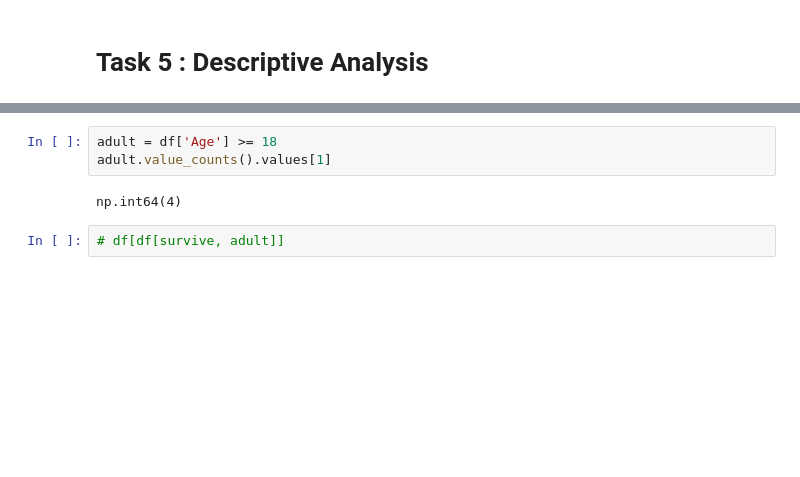
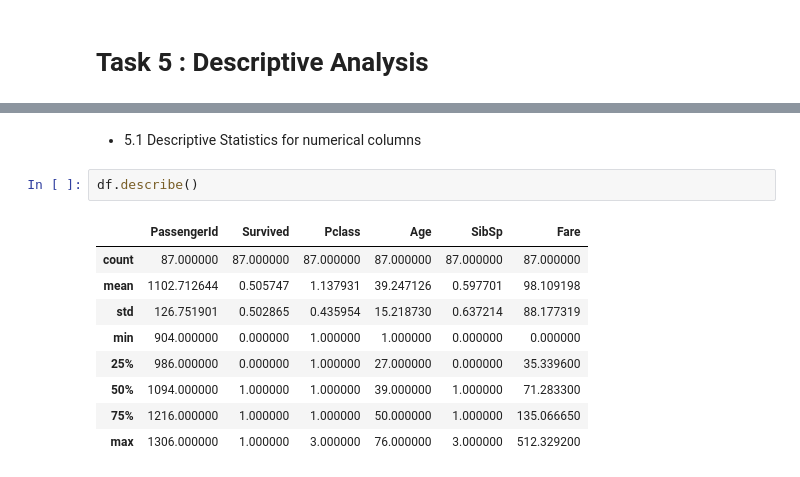
Before and after one commit to Srishti36912/Titanic_python, a Jupyter notebook: data_analysis.ipynb, the cells around one changed output, grey strips where cells are left out. Saved outputs shown, nothing was run; the diff lists cells and outputs as text; blank space fills up the shorter version.

```diff
--- a/data_analysis.ipynb
+++ b/data_analysis.ipynb
@@ -234,7 +185,14 @@ df[survive] # passengers that survived
-# %%
-adult = df['Age'] >= 18
-adult.value_counts().values[1]
-# %% [output]
-np.int64(4)
-# %%
-# df[df[survive, adult]]
+# %% [markdown]
+- 5.1 Descriptive Statistics for numerical  columns
+# %%
+df.describe()
+# %% [output]
+|  | PassengerId | Survived | Pclass | Age | SibSp | Fare |
+| count | 87.000000 | 87.000000 | 87.000000 | 87.000000 | 87.000000 | 87.000000 |
+| mean | 1102.712644 | 0.505747 | 1.137931 | 39.247126 | 0.597701 | 98.109198 |
+| std | 126.751901 | 0.502865 | 0.435954 | 15.218730 | 0.637214 | 88.177319 |
+| min | 904.000000 | 0.000000 | 1.000000 | 1.000000 | 0.000000 | 0.000000 |
+| 25% | 986.000000 | 0.000000 | 1.000000 | 27.000000 | 0.000000 | 35.339600 |
+| 50% | 1094.000000 | 1.000000 | 1.000000 | 39.000000 | 1.000000 | 71.283300 |
+| 75% | 1216.000000 | 1.000000 | 1.000000 | 50.000000 | 1.000000 | 135.066650 |
+| max | 1306.000000 | 1.000000 | 3.000000 | 76.000000 | 3.000000 | 512.329200 |
```
Also changed, not shown: parts of 28 cells of this notebook.
